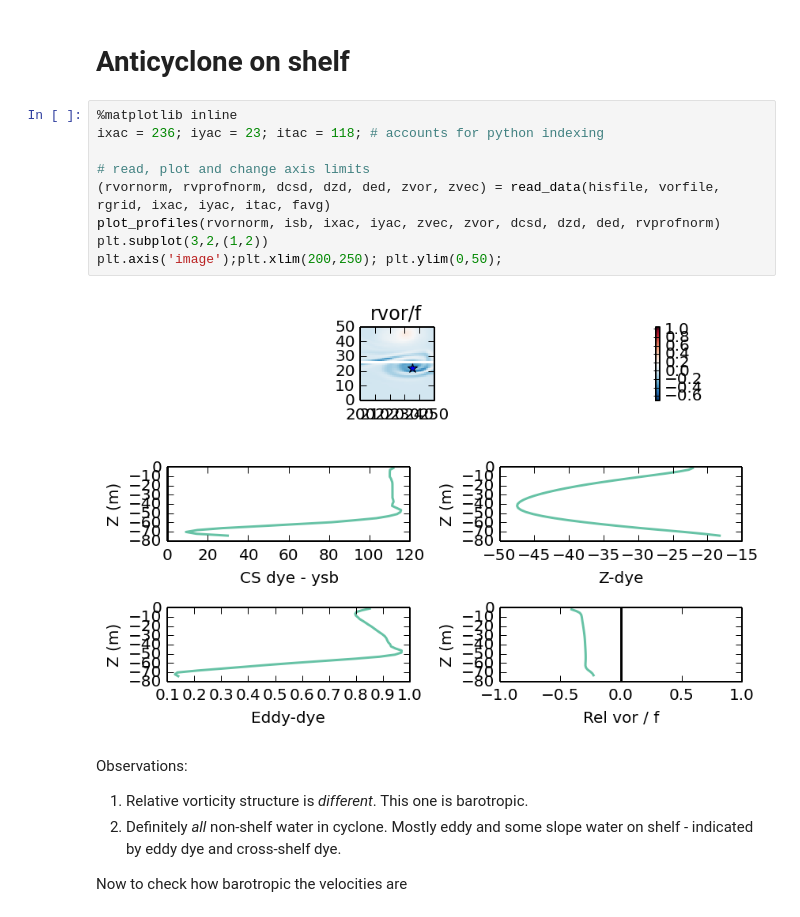
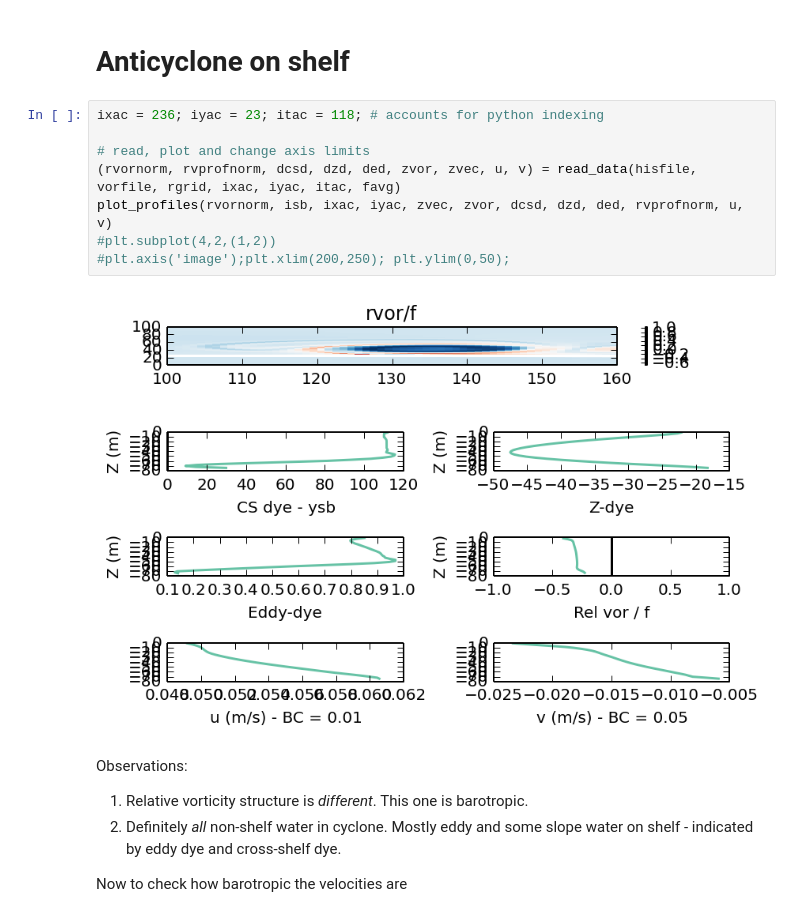
Before and after one commit to dcherian/eddyshelf, a Jupyter notebook: secondary-vortices.ipynb, the cells around one changed output. Cells and saved outputs as stored; diff of their text form.

```diff
--- a/secondary-vortices.ipynb
+++ b/secondary-vortices.ipynb
@@ -183,16 +220,15 @@ Observations:
 # %% [markdown]
 # Anticyclone on shelf
 # %%
-%matplotlib inline
 ixac = 236; iyac = 23; itac = 118; # accounts for python indexing
 
 # read, plot and change axis limits
-(rvornorm, rvprofnorm, dcsd, dzd, ded, zvor, zvec) = read_data(hisfile, vorfile, rgrid, ixac, iyac, itac, favg)
-plot_profiles(rvornorm, isb, ixac, iyac, zvec, zvor, dcsd, dzd, ded, rvprofnorm)
-plt.subplot(3,2,(1,2))
-plt.axis('image');plt.xlim(200,250); plt.ylim(0,50);
+(rvornorm, rvprofnorm, dcsd, dzd, ded, zvor, zvec, u, v) = read_data(hisfile, vorfile, rgrid, ixac, iyac, itac, favg)
+plot_profiles(rvornorm, isb, ixac, iyac, zvec, zvor, dcsd, dzd, ded, rvprofnorm, u, v)
+#plt.subplot(4,2,(1,2))
+#plt.axis('image');plt.xlim(200,250); plt.ylim(0,50);
 # %% [output]
-[figure, old version]
+[figure, new version]
 # %% [markdown]
 Observations:
 
```
Also changed, not shown: parts of 12 cells of this notebook.
